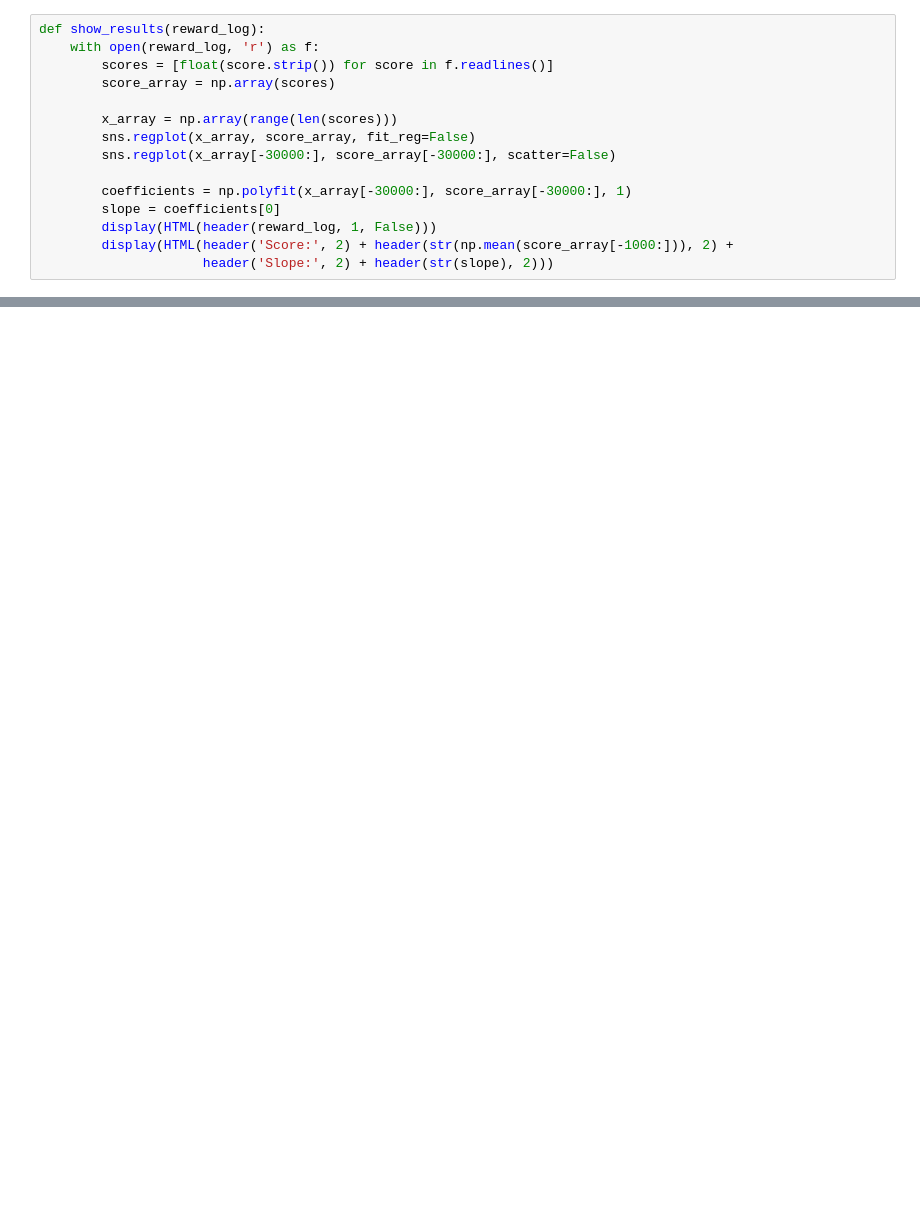
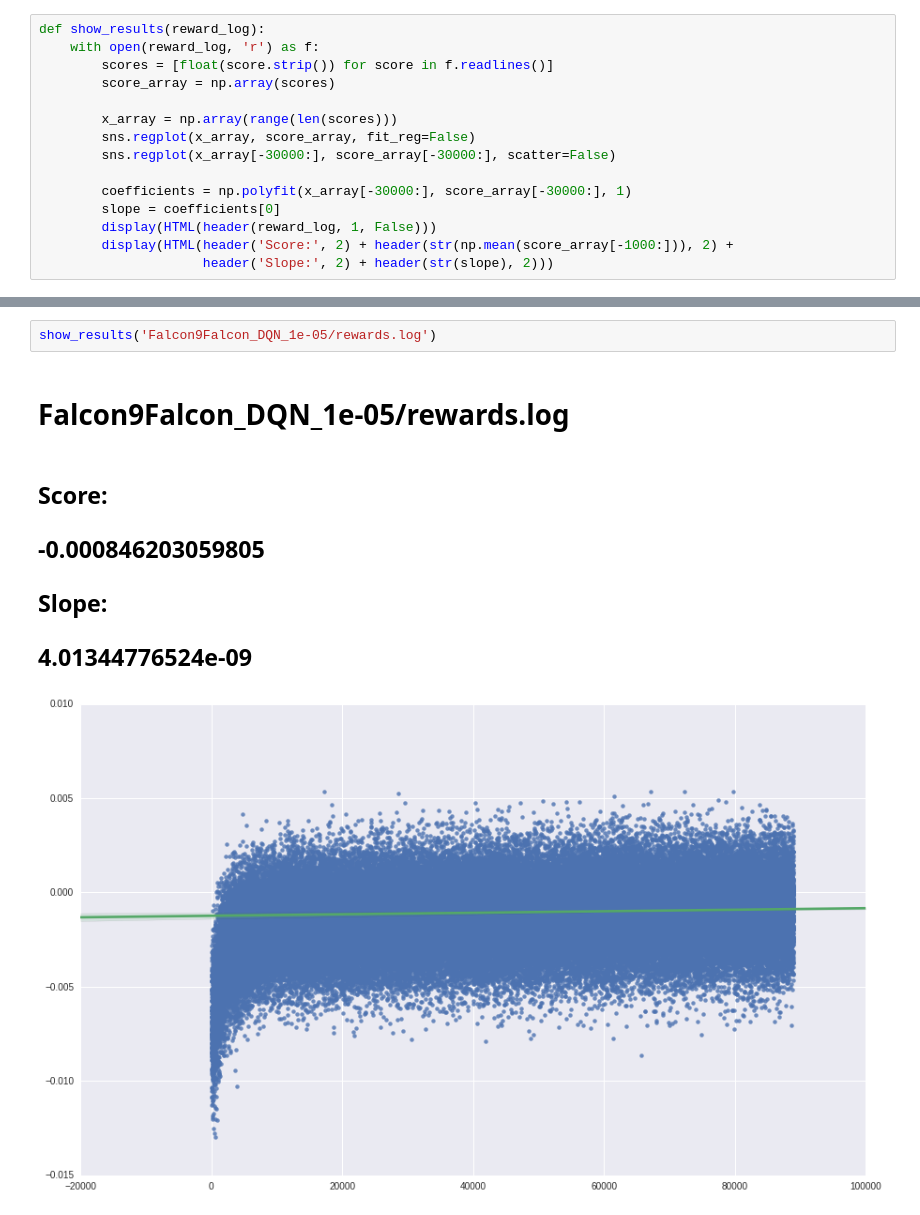
Before and after one commit to vladfi1/phillip, a Jupyter notebook: saves/result_plots_local.ipynb, the cells around one changed output, grey strips where cells are left out. Saved outputs shown, nothing was run; the diff lists cells and outputs as text; blank space fills up the shorter version.

```diff
--- a/saves/result_plots_local.ipynb
+++ b/saves/result_plots_local.ipynb
@@ -68,0 +69,9 @@ Slope:
+# %%
+show_results('Falcon9Falcon_DQN_1e-05/rewards.log')
+# %% [output]
+Falcon9Falcon_DQN_1e-05/rewards.log
+Score:
+-0.000846203059805
+Slope:
+4.01344776524e-09
+[figure, added]
```
Also changed, not shown: parts of 7 cells of this notebook, 1 other file.
